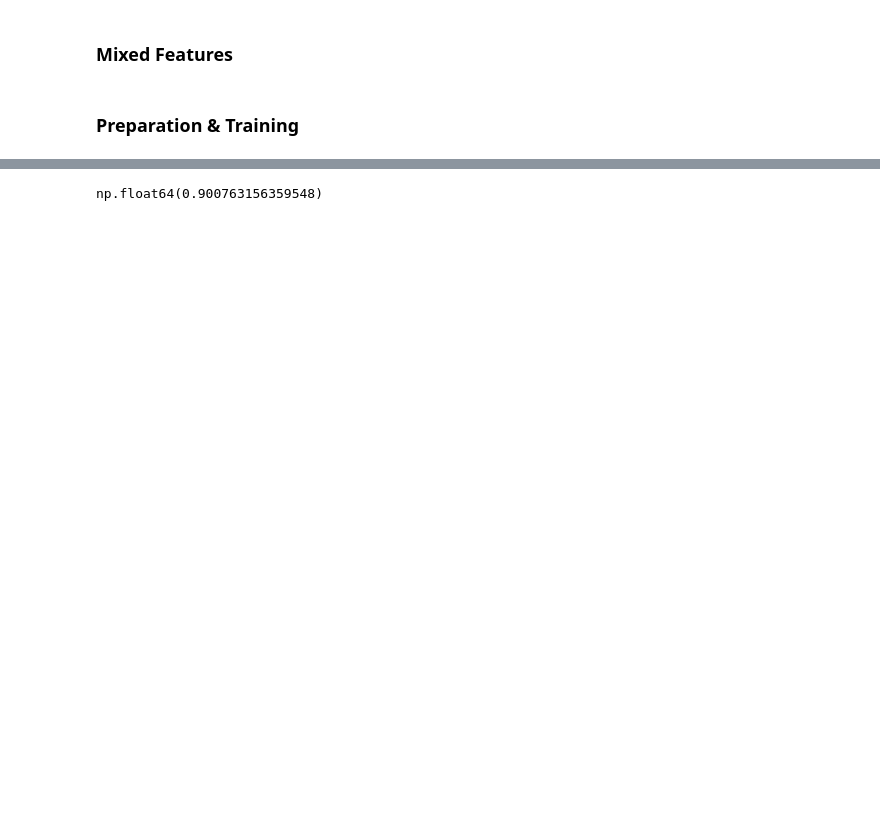
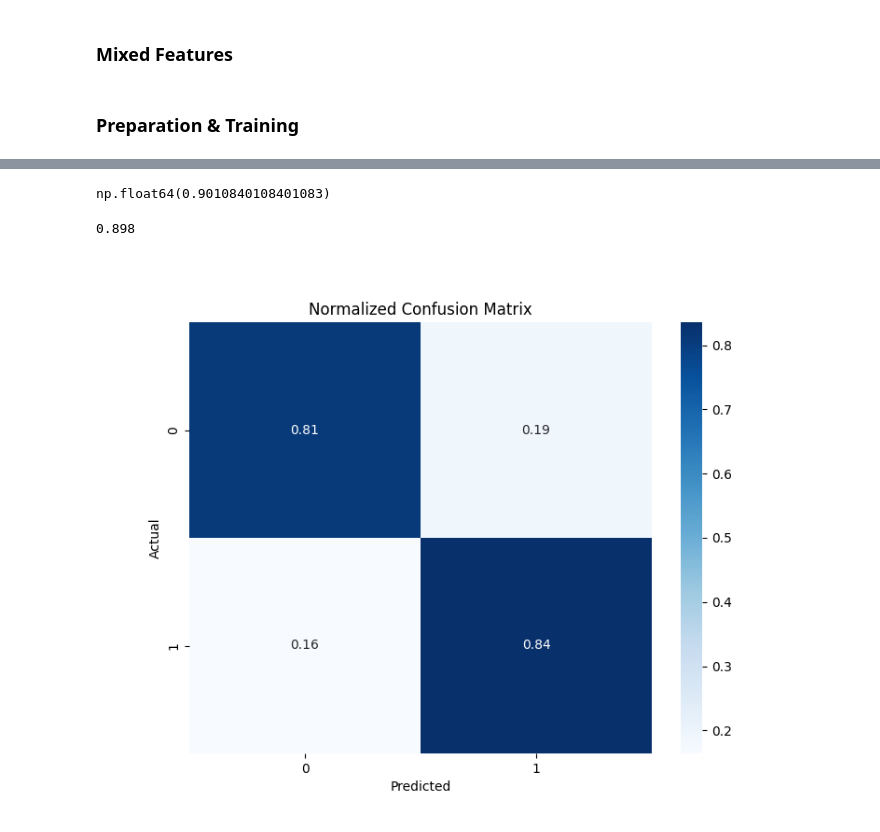
Before and after one commit to Tom-Touati/mafat-challenge, a Jupyter notebook: code/time_based_model.ipynb, the cells around one changed output, grey strips where cells are left out. Drawn from its saved outputs; the diff is of its cells as text; code cells hidden in the pictures; blank space fills up the shorter version.

```diff
--- a/code/time_based_model.ipynb
+++ b/code/time_based_model.ipynb
@@ -243,8 +243,8 @@ params.update({
     "training_data": {
         "min_domain_devices": 10,
         "n_devices_hist": False,
-        "test_size": 0.2,
-        "random_state": 42
+        "test_size": 0.3,
+        "random_state": 47
     }
 })
 train_df, train_devices, test_device_ids, device_targets, devices_per_valid_domain = get_initial_train_data(
@@ -416,0 +410,10 @@ url_bins = train_url_df.groupby("Device_ID").resample("1H")["URL"].unique()
+# %%
+url_df = load_and_prepare_data("url")
+url_df = filter_urls(url_df,threshold=10)
+target_per_url_reduced = get_target_per_url(url_df, train_devices)
+user_url_score = calculate_user_url_score(url_df, target_per_url_reduced)
+user_url_score = user_url_score.astype(np.float32)
+url_score_scaler = z_normalize_by_all(user_url_score,
+                                      train_devices,
+                                      per_column=True,
+                                      fill_na_pre_transform=False)
@@ -1349,7 +1536,7 @@ means_by_target = final_features[["domains_visited_n_domains"]].join(
 mean_diff = means_by_target.loc[1] - means_by_target.loc[0]
 print(f"Mean difference (Target 1 - Target 0): {mean_diff.mean():.3f}")
 # %%
-test_prediction = model.predict(X_test[best_features])
+test_prediction = selector.estimator_.predict(X_test[best_features])
 roc_auc_score(y_test, test_prediction)
 # %% [output]
-np.float64(0.900763156359548)
+np.float64(0.9010840108401083)
@@ -1356,3 +1556,26 @@ np.float64(0.900763156359548)
+# %%
+print(score)
+# %% [output]
+0.898
+# %%
+from sklearn.metrics import confusion_matrix
+import seaborn as sns
+import matplotlib.pyplot as plt
+# Get predictions with binary classification
+predictions_binary = test_prediction > 0.5
+
+# Create and normalize confusion matrix
+cm = confusion_matrix(y_test, predictions_binary, normalize='true')
+
+# Create heatmap
+plt.figure(figsize=(8, 6))
+sns.heatmap(cm, annot=True, fmt='.2f', cmap='Blues')
+plt.title('Normalized Confusion Matrix')
+plt.xlabel('Predicted')
+plt.ylabel('Actual')
+plt.show()
+# %% [output]
+[figure, added]
 # %%
 # Get predictions with binary classification
 predictions_binary = test_prediction > 0.5
```
Also changed, not shown: parts of 21 cells of this notebook.
